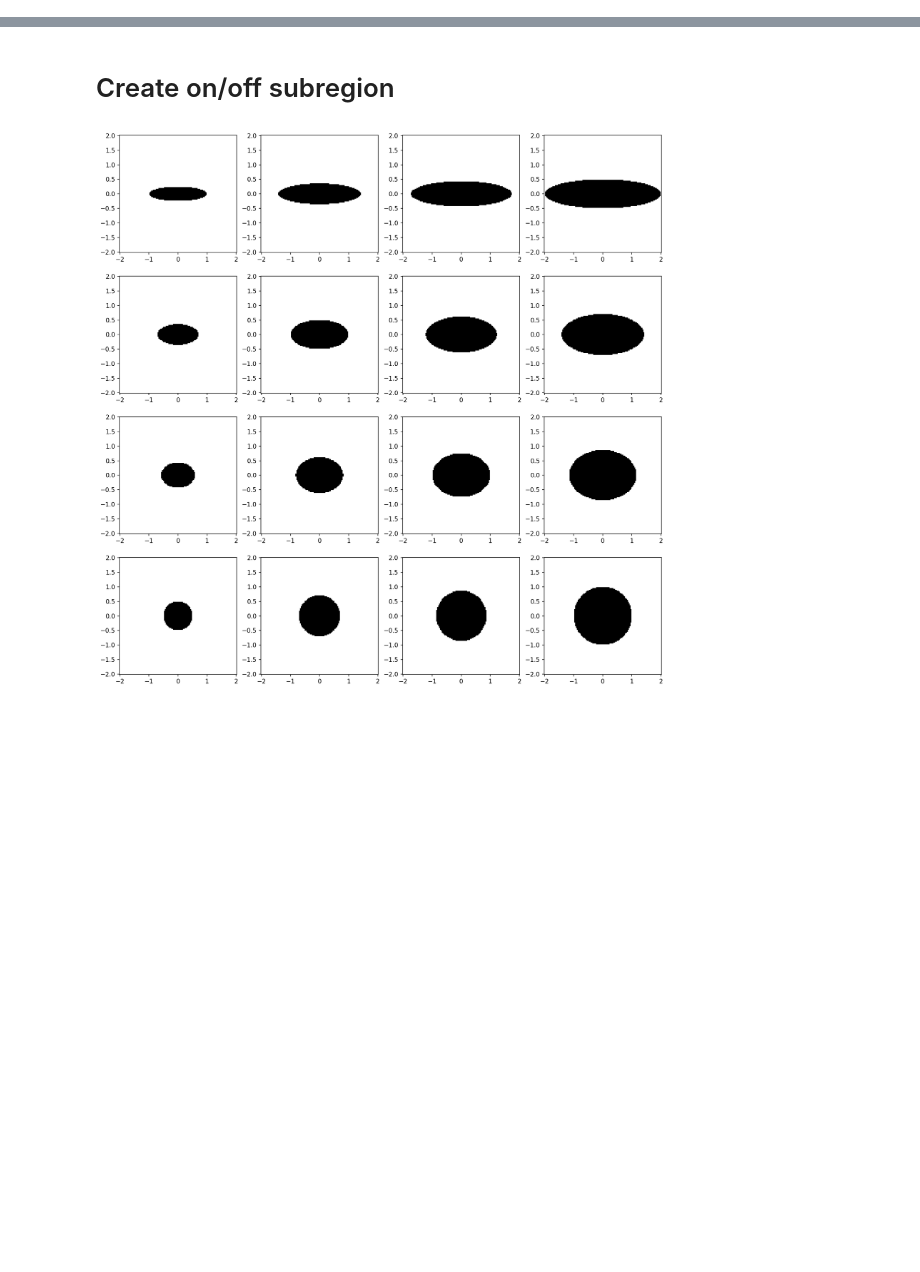
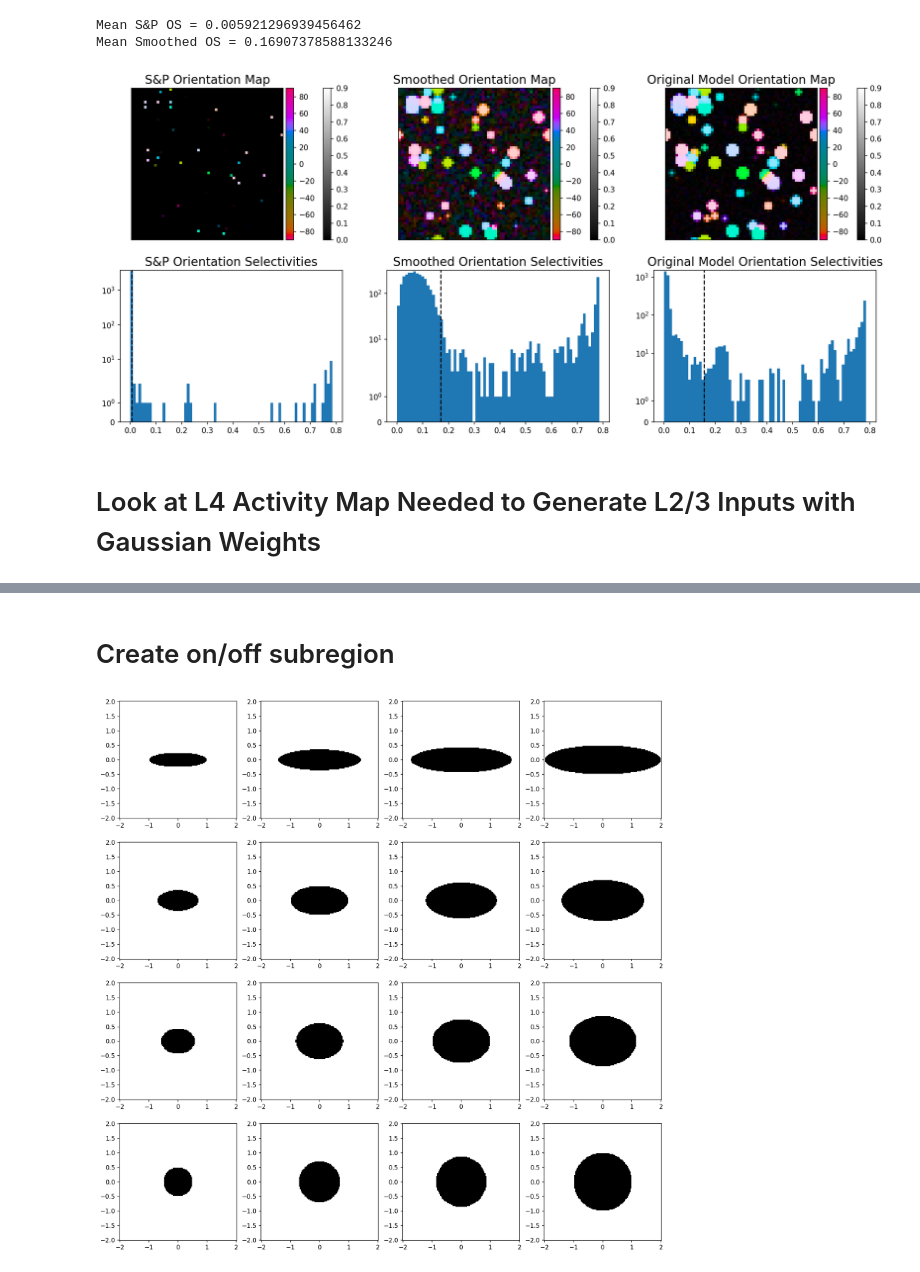
Before and after one commit to AddingAddict/OrientationSSB, a Jupyter notebook: notebooks/tuan_build_L4_RFs.ipynb, the cells around one changed output, grey strips where cells are left out. Saved outputs shown, nothing was run; the diff lists cells and outputs as text; code cells hidden in the pictures; blank space fills up the shorter version.

```diff
--- a/notebooks/tuan_build_L4_RFs.ipynb
+++ b/notebooks/tuan_build_L4_RFs.ipynb
@@ -32,0 +134,13 @@ Please install GPU version of TF
+# %%
+def gen_sp_opm(r1,shape,seed=0,tol=1e-2):
+    rng = np.random.default_rng(seed)
+
+    z = np.exp(1j*2*np.pi*rng.random(size=(N,N)))
+
+    x = rng.gamma(shape=shape,scale=r1/shape,size=(N,N)) + 0.001*rng.random((N,N))
+    x = clip_OS(x)
+    x = np.fmax(1e-12,x)
+
+    z *= x
+
+    return z
@@ -32,0 +175,32 @@ Please install GPU version of TF
+# %%
+fig,axs = plt.subplots(2,3,figsize=(18,8),dpi=150)
+
+pf.domcolbar(fig,axs[0,0],orig_z,origin='lower',alim=[-90,90],rlim=[0,0.9])
+pf.domcolbar(fig,axs[0,1],L4_z,origin='lower',alim=[-90,90],rlim=[0,0.9])
+pf.domcolbar(fig,axs[0,2],sim_L23_input_z,origin='lower',alim=[-90,90],rlim=[0,0.9])
+axs[1,0].hist(np.abs(orig_z).flatten(),np.linspace(0,np.pi/4,76))
+axs[1,0].axvline(np.mean(np.abs(orig_z)),c='k',ls='--')
+axs[1,1].hist(np.abs(L4_z).flatten(),np.linspace(0,np.pi/4,76))
+axs[1,1].axvline(np.mean(np.abs(L4_z)),c='k',ls='--')
+axs[1,2].hist(np.abs(sim_L23_input_z).flatten(),np.linspace(0,np.pi/4,76))
+axs[1,2].axvline(np.mean(np.abs(sim_L23_input_z)),c='k',ls='--')
+
+axs[1,0].set_yscale('symlog')
+axs[1,1].set_yscale('symlog')
+axs[1,2].set_yscale('symlog')
+
+axs[0,0].set_title('S&P Orientation Map',fontsize=16)
+axs[0,1].set_title('Smoothed Orientation Map',fontsize=16)
+axs[0,2].set_title('Original Model Orientation Map',fontsize=16)
+axs[1,0].set_title('S&P Orientation Selectivities',fontsize=16)
+axs[1,1].set_title('Smoothed Orientation Selectivities',fontsize=16)
+axs[1,2].set_title('Original Model Orientation Selectivities',fontsize=16)
+
+print('Mean S&P OS =',np.mean(np.abs(orig_z)))
+print('Mean Smoothed OS =',np.mean(np.abs(L4_z)))
+# %% [output]
+Mean S&P OS = 0.005921296939456462
+Mean Smoothed OS = 0.16907378588133246
+[figure, added]
+# %% [markdown]
+# Look at L4 Activity Map Needed to Generate L2/3 Inputs with Gaussian Weights
```
Also changed, not shown: parts of 36 cells of this notebook, 2 other files.
